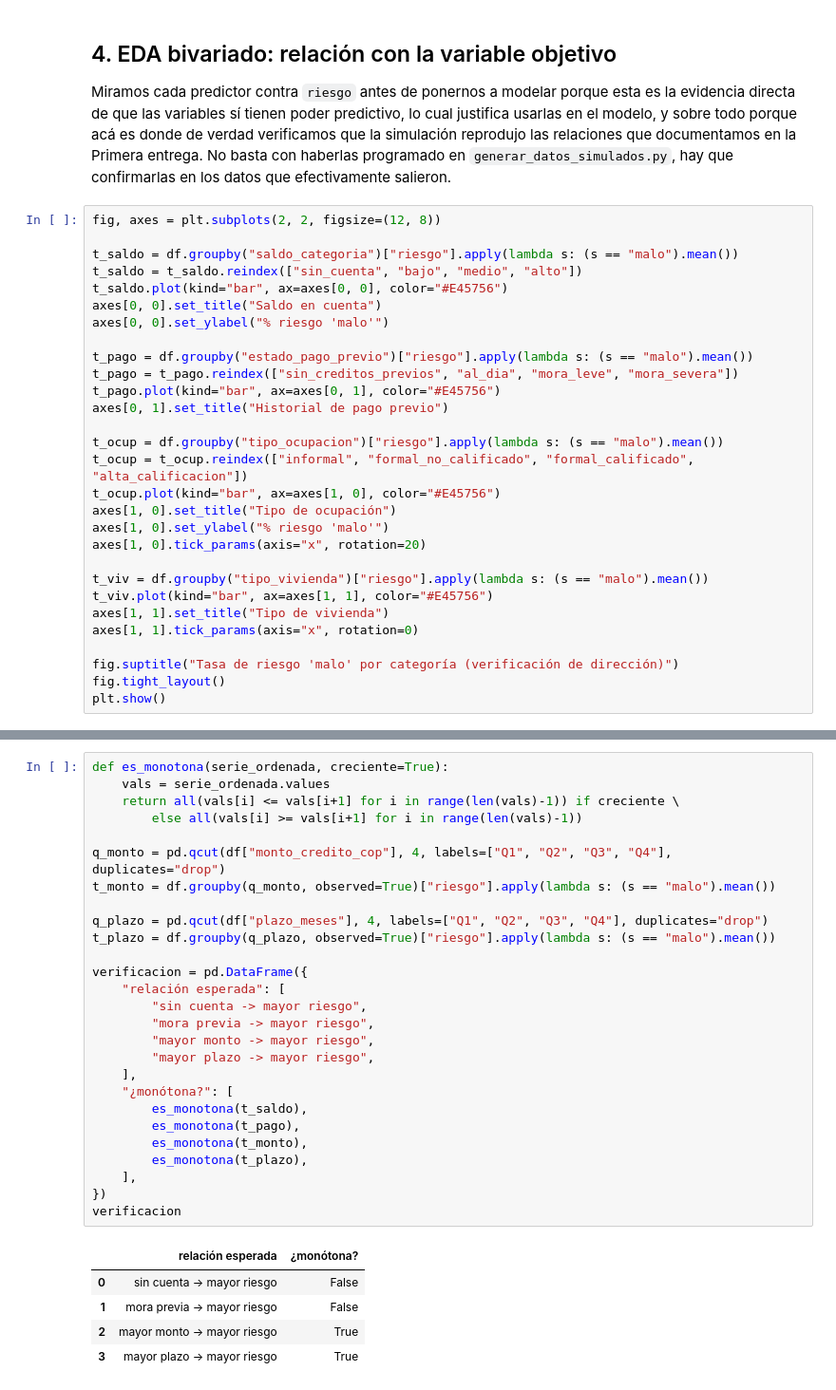
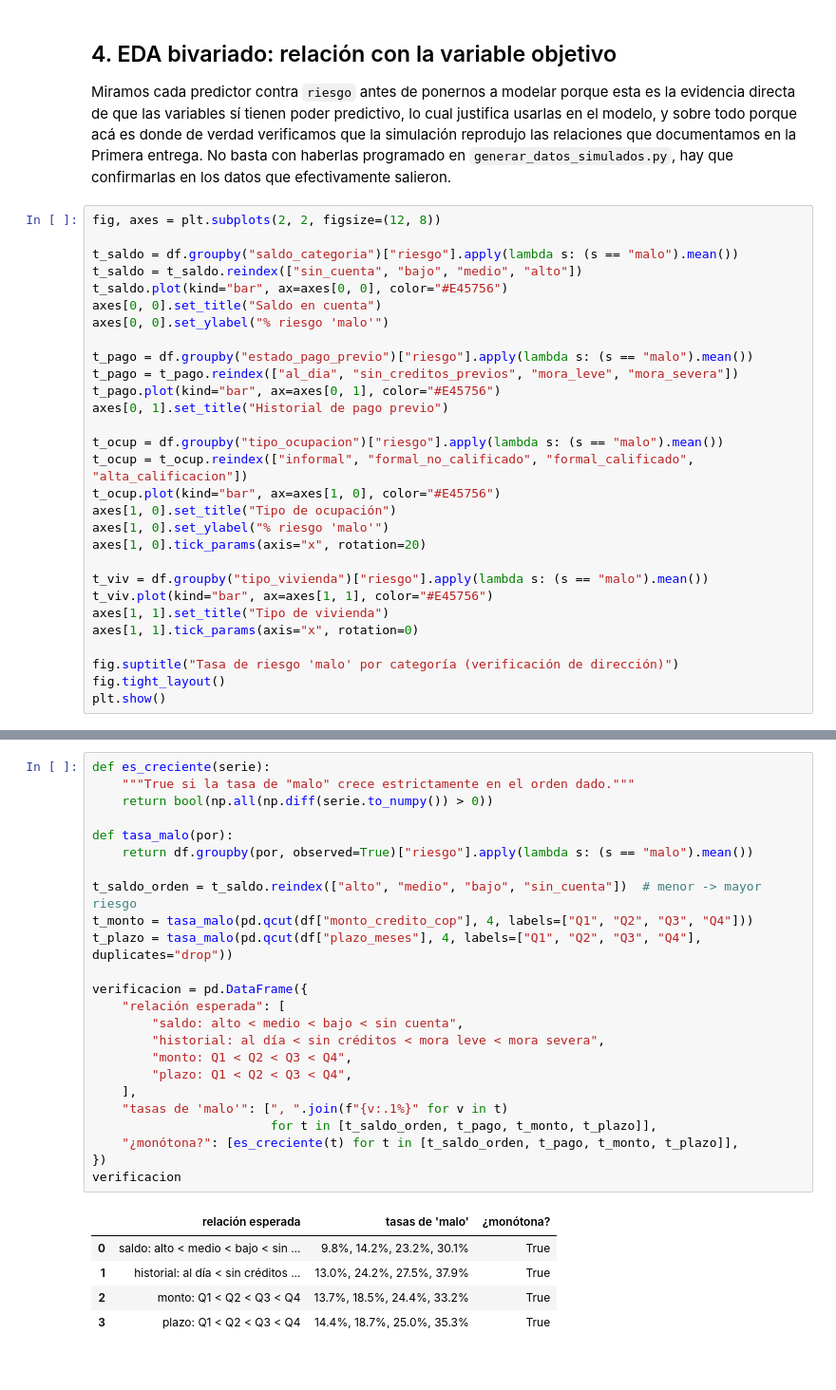
Before and after one commit to danielaestudio02-del/svm_cediticio_col, a Jupyter notebook: svm_scoring/svm_scoring/notebooks/02_EDA_y_calidad_datos.ipynb, the cells around one changed output, grey strips where cells are left out. Shown at 95% size. Cells and saved outputs as stored; diff of their text form.

```diff
--- a/svm_scoring/svm_scoring/notebooks/02_EDA_y_calidad_datos.ipynb
+++ b/svm_scoring/svm_scoring/notebooks/02_EDA_y_calidad_datos.ipynb
@@ -188,7 +188,7 @@ axes[0, 0].set_title("Saldo en cuenta")
 axes[0, 0].set_ylabel("% riesgo 'malo'")
 
 t_pago = df.groupby("estado_pago_previo")["riesgo"].apply(lambda s: (s == "malo").mean())
-t_pago = t_pago.reindex(["sin_creditos_previos", "al_dia", "mora_leve", "mora_severa"])
+t_pago = t_pago.reindex(["al_dia", "sin_creditos_previos", "mora_leve", "mora_severa"])
 t_pago.plot(kind="bar", ax=axes[0, 1], color="#E45756")
 axes[0, 1].set_title("Historial de pago previo")
 
@@ -271,34 +274,31 @@ Balance de clases: {'bueno': 0.7726, 'malo': 0.2274}
 ¿Cumple el rango planeado (20%-25% de 'malo')?: True
 # %%
-def es_monotona(serie_ordenada, creciente=True):
-    vals = serie_ordenada.values
-    return all(vals[i] <= vals[i+1] for i in range(len(vals)-1)) if creciente \
-        else all(vals[i] >= vals[i+1] for i in range(len(vals)-1))
+def es_creciente(serie):
+    """True si la tasa de "malo" crece estrictamente en el orden dado."""
+    return bool(np.all(np.diff(serie.to_numpy()) > 0))
 
-q_monto = pd.qcut(df["monto_credito_cop"], 4, labels=["Q1", "Q2", "Q3", "Q4"], duplicates="drop")
-t_monto = df.groupby(q_monto, observed=True)["riesgo"].apply(lambda s: (s == "malo").mean())
+def tasa_malo(por):
+    return df.groupby(por, observed=True)["riesgo"].apply(lambda s: (s == "malo").mean())
 
-q_plazo = pd.qcut(df["plazo_meses"], 4, labels=["Q1", "Q2", "Q3", "Q4"], duplicates="drop")
-t_plazo = df.groupby(q_plazo, observed=True)["riesgo"].apply(lambda s: (s == "malo").mean())
+t_saldo_orden = t_saldo.reindex(["alto", "medio", "bajo", "sin_cuenta"])  # menor -> mayor riesgo
+t_monto = tasa_malo(pd.qcut(df["monto_credito_cop"], 4, labels=["Q1", "Q2", "Q3", "Q4"]))
+t_plazo = tasa_malo(pd.qcut(df["plazo_meses"], 4, labels=["Q1", "Q2", "Q3", "Q4"], duplicates="drop"))
 
 verificacion = pd.DataFrame({
     "relación esperada": [
-        "sin cuenta -> mayor riesgo",
-        "mora previa -> mayor riesgo",
-        "mayor monto -> mayor riesgo",
-        "mayor plazo -> mayor riesgo",
+        "saldo: alto < medio < bajo < sin cuenta",
+        "historial: al día < sin créditos < mora leve < mora severa",
+        "monto: Q1 < Q2 < Q3 < Q4",
+        "plazo: Q1 < Q2 < Q3 < Q4",
     ],
-    "¿monótona?": [
-        es_monotona(t_saldo),
-        es_monotona(t_pago),
-        es_monotona(t_monto),
-        es_monotona(t_plazo),
-    ],
+    "tasas de 'malo'": [", ".join(f"{v:.1%}" for v in t)
+                        for t in [t_saldo_orden, t_pago, t_monto, t_plazo]],
+    "¿monótona?": [es_creciente(t) for t in [t_saldo_orden, t_pago, t_monto, t_plazo]],
 })
 verificacion
 # %% [output]
-|  | relación esperada | ¿monótona? |
-| 0 | sin cuenta -> mayor riesgo | False |
-| 1 | mora previa -> mayor riesgo | False |
-| 2 | mayor monto -> mayor riesgo | True |
-| 3 | mayor plazo -> mayor riesgo | True |
+|  | relación esperada | tasas de 'malo' | ¿monótona? |
+| 0 | saldo: alto < medio < bajo < sin ... | 9.8%, 14.2%, 23.2%, 30.1% | True |
+| 1 | historial: al día < sin créditos ... | 13.0%, 24.2%, 27.5%, 37.9% | True |
+| 2 | monto: Q1 < Q2 < Q3 < Q4 | 13.7%, 18.5%, 24.4%, 33.2% | True |
+| 3 | plazo: Q1 < Q2 < Q3 < Q4 | 14.4%, 18.7%, 25.0%, 35.3% | True |
```
Also changed, not shown: parts of 21 cells of this notebook, 16 other files.
